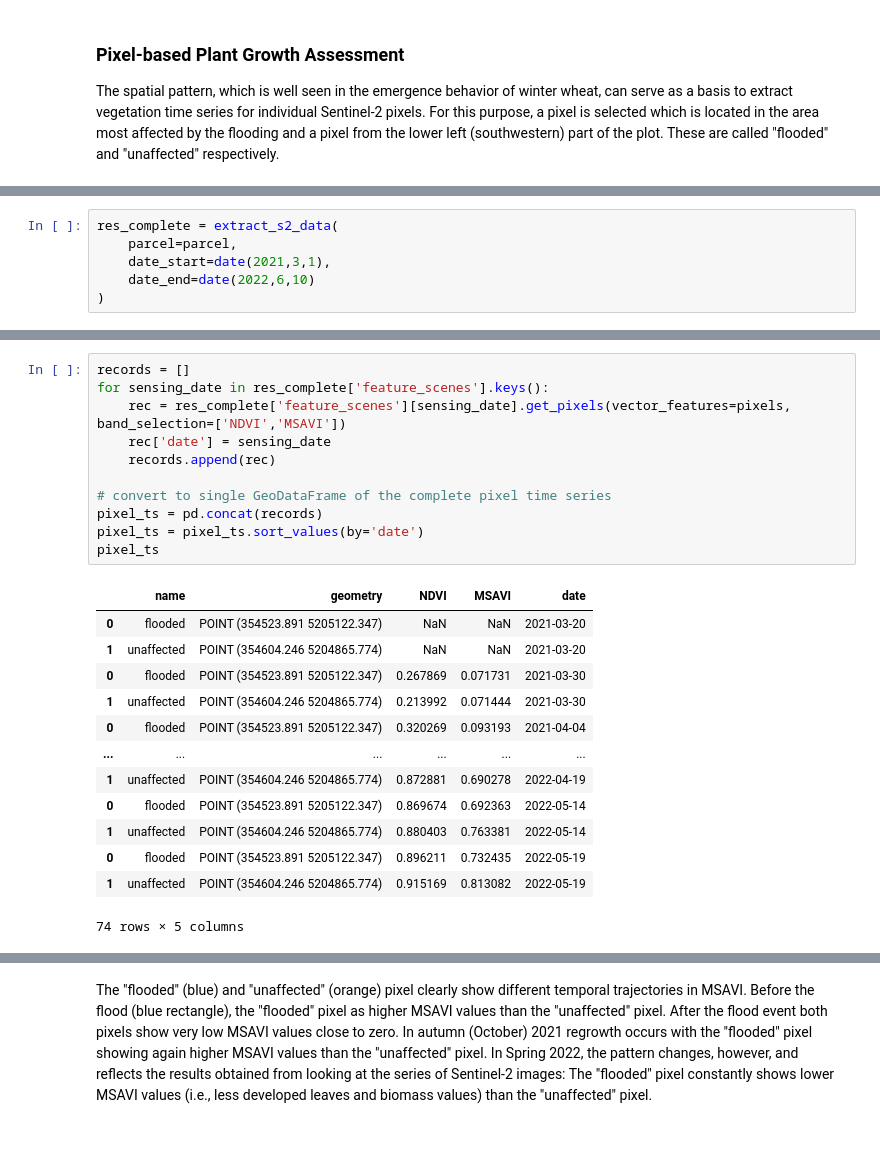
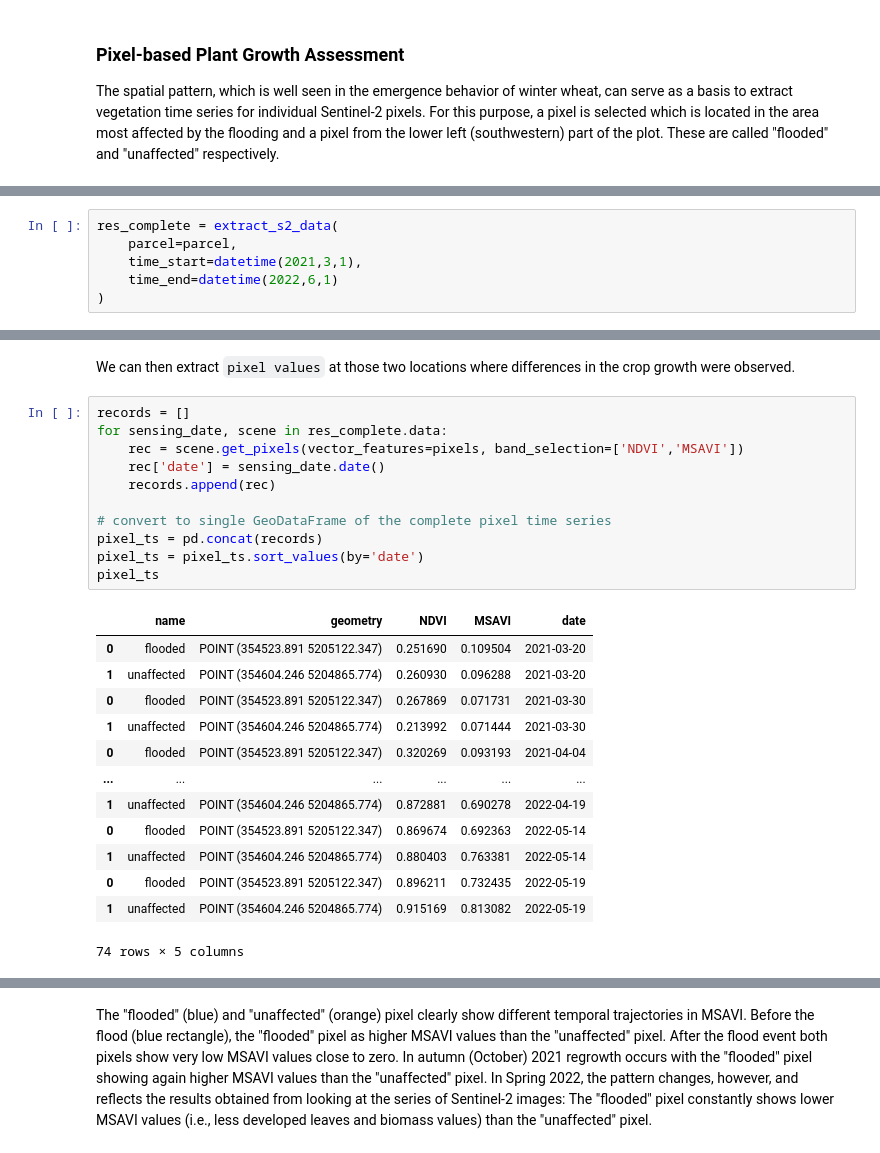
Before and after one commit to EOA-team/eodal_notebooks, a Jupyter notebook: notebooks/Sentinel-2/sentinel2_crop_growing_conditions.ipynb, the cells around one changed output, grey strips where cells are left out. Saved outputs shown, nothing was run; the diff lists cells and outputs as text.

```diff
--- a/notebooks/Sentinel-2/sentinel2_crop_growing_conditions.ipynb
+++ b/notebooks/Sentinel-2/sentinel2_crop_growing_conditions.ipynb
@@ -502,7 +480,7 @@ In order to study the differences between the two locations, the entire time ser
 # %%
 res_complete = extract_s2_data(
     parcel=parcel,
-    date_start=date(2021,3,1),
-    date_end=date(2022,6,10)
+    time_start=datetime(2021,3,1),
+    time_end=datetime(2022,6,1)
 )
 # %% [output]
@@ -526,18 +490,20 @@ res_complete = extract_s2_data(
+# %% [markdown]
+We can then extract `pixel values` at those two locations where differences in the crop growth were observed.
 # %%
 records = []
-for sensing_date in res_complete['feature_scenes'].keys():
-    rec = res_complete['feature_scenes'][sensing_date].get_pixels(vector_features=pixels, band_selection=['NDVI','MSAVI'])
-    rec['date'] = sensing_date
+for sensing_date, scene in res_complete.data:
+    rec = scene.get_pixels(vector_features=pixels, band_selection=['NDVI','MSAVI'])
+    rec['date'] = sensing_date.date()
     records.append(rec)
 
 # convert to single GeoDataFrame of the complete pixel time series
 pixel_ts = pd.concat(records)
 pixel_ts = pixel_ts.sort_values(by='date')
 pixel_ts
 # %% [output]
 |  | name | geometry | NDVI | MSAVI | date |
-| 0 | flooded | POINT (354523.891 5205122.347) | NaN | NaN | 2021-03-20 |
-| 1 | unaffected | POINT (354604.246 5204865.774) | NaN | NaN | 2021-03-20 |
+| 0 | flooded | POINT (354523.891 5205122.347) | 0.251690 | 0.109504 | 2021-03-20 |
+| 1 | unaffected | POINT (354604.246 5204865.774) | 0.260930 | 0.096288 | 2021-03-20 |
 | 0 | flooded | POINT (354523.891 5205122.347) | 0.267869 | 0.071731 | 2021-03-30 |
 | 1 | unaffected | POINT (354604.246 5204865.774) | 0.213992 | 0.071444 | 2021-03-30 |
 | 0 | flooded | POINT (354523.891 5205122.347) | 0.320269 | 0.093193 | 2021-04-04 |
```
Also changed, not shown: parts of 23 cells of this notebook, 5 other files.
